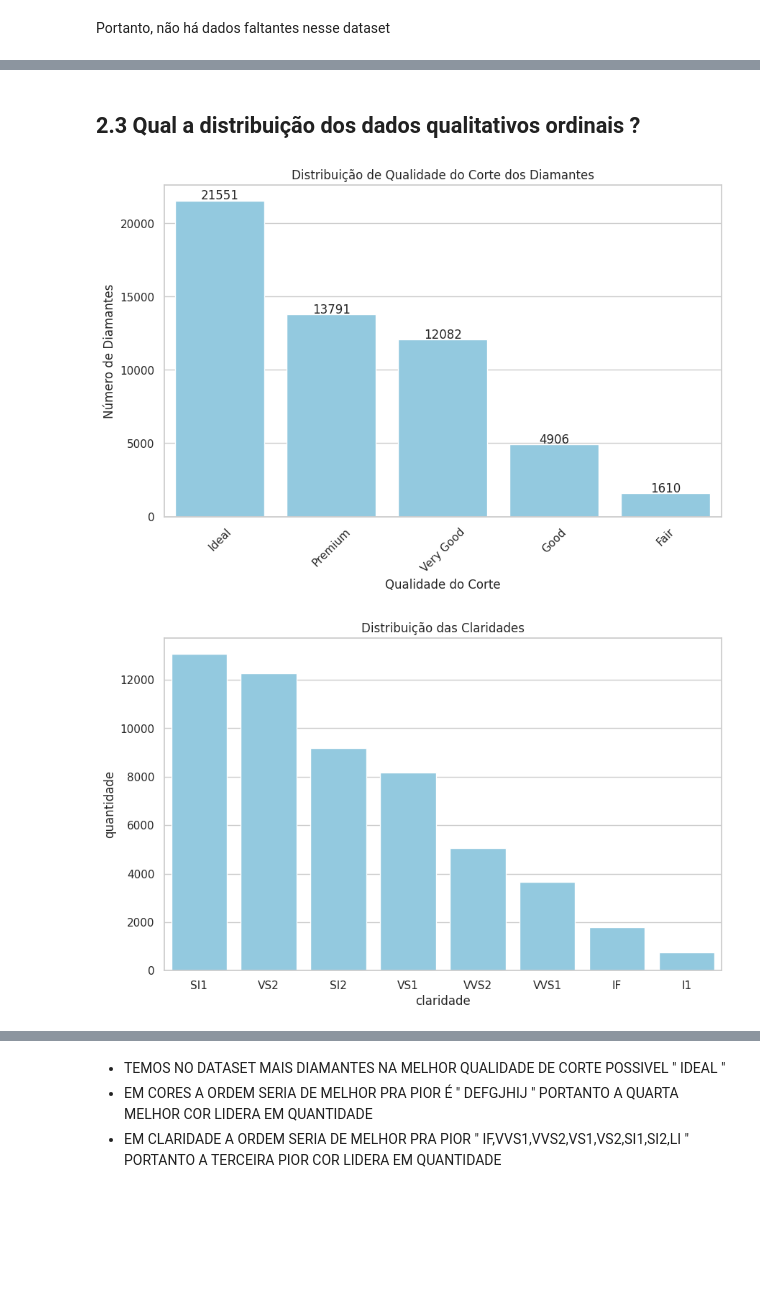
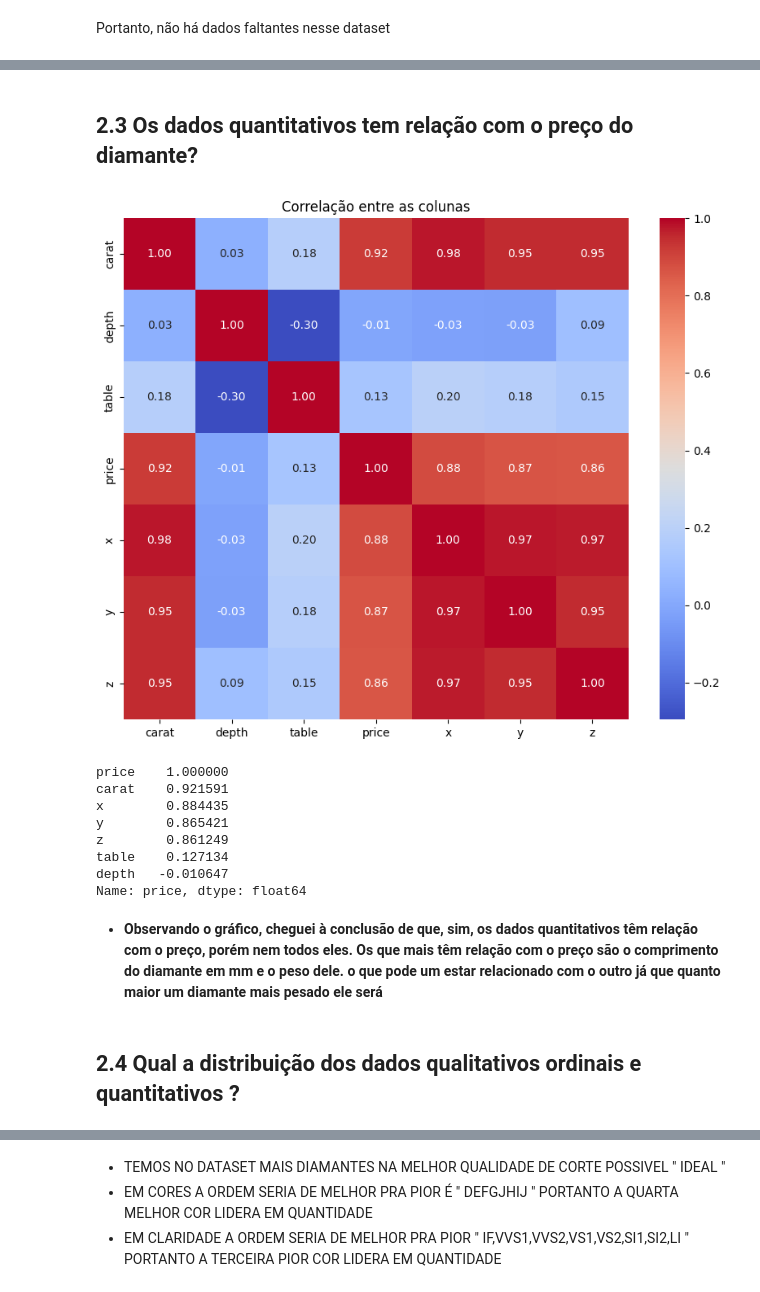
Before and after one commit to renantleite/avanti-bootcamp-cdd, a Jupyter notebook: notebooks/01-exploratory_data_analysis.ipynb, the cells around one changed output, grey strips where cells are left out. Saved outputs shown, nothing was run; the diff lists cells and outputs as text; code cells hidden in the pictures; blank space fills up the shorter version.

Commit message:
feat: Adiciona analise exploratoria de dados (#2)

```diff
--- a/notebooks/01-exploratory_data_analysis.ipynb
+++ b/notebooks/01-exploratory_data_analysis.ipynb
@@ -171,25 +134,26 @@ OBSERVANDO OS GRÁFICOS CHEGUEI A CONCLUSÃO QUE O QUE AUMENTA O PREÇO DO DIAMA
+# %% [markdown]
+## 2.3 Os dados quantitativos tem relação com o preço do diamante?
+# %%
+df_numeric = df.select_dtypes(include=[np.number])
+correlacao = df_numeric.corr()
+plt.figure(figsize=(10, 8))
+sns.heatmap(correlacao, annot=True, cmap='coolwarm', fmt=".2f")
+plt.title('Correlação entre as colunas')
+plt.show()
+print("\n")
+correlacao_price_caracteristicas = corr['price'].sort_values(ascending=False)
+print(correlacao_price_caracteristicas)
+# %% [output]
+[figure, added]
+price    1.000000
+carat    0.921591
+x        0.884435
+y        0.865421
+z        0.861249
+table    0.127134
+depth   -0.010647
+Name: price, dtype: float64
+# %% [markdown]
+ - **Observando o gráfico, cheguei à conclusão de que, sim, os dados quantitativos têm relação com o preço, porém nem todos eles. Os que mais têm relação com o preço são o comprimento do diamante em mm e o peso dele. o que pode um estar relacionado com o outro já que quanto maior um diamante mais pesado ele será**
 # %% [markdown]
-## 2.3 Qual a distribuição dos dados qualitativos ordinais ?
+## 2.4 Qual a distribuição dos dados qualitativos ordinais e quantitativos ?
-# %%
-sns.set(style="whitegrid")
-
-plt.figure(figsize=(10, 6))
-ax = sns.countplot(data=df, x='cut', order=df['cut'].value_counts().index, color='skyblue')
-for p in ax.patches:
-    ax.annotate(f'{p.get_height()}', (p.get_x() + p.get_width() / 2., p.get_height()), ha='center', va='center', xytext=(0, 5), textcoords='offset points')
-plt.title('Distribuição de Qualidade do Corte dos Diamantes')
-plt.xlabel('Qualidade do Corte')
-plt.ylabel('Número de Diamantes')
-plt.xticks(rotation=45)
-plt.show()
-# %% [output]
-[figure, removed]
-# %%
-plt.figure(figsize=(10, 6))
-sns.countplot(data=df, x='clarity', order=df['clarity'].value_counts().index, color = 'skyblue')
-plt.title('Distribuição das Claridades')
-plt.xlabel('claridade')
-plt.ylabel('quantidade')
-plt.show()
-# %% [output]
-[figure, removed]
```
Also changed, not shown: parts of 27 cells of this notebook.
